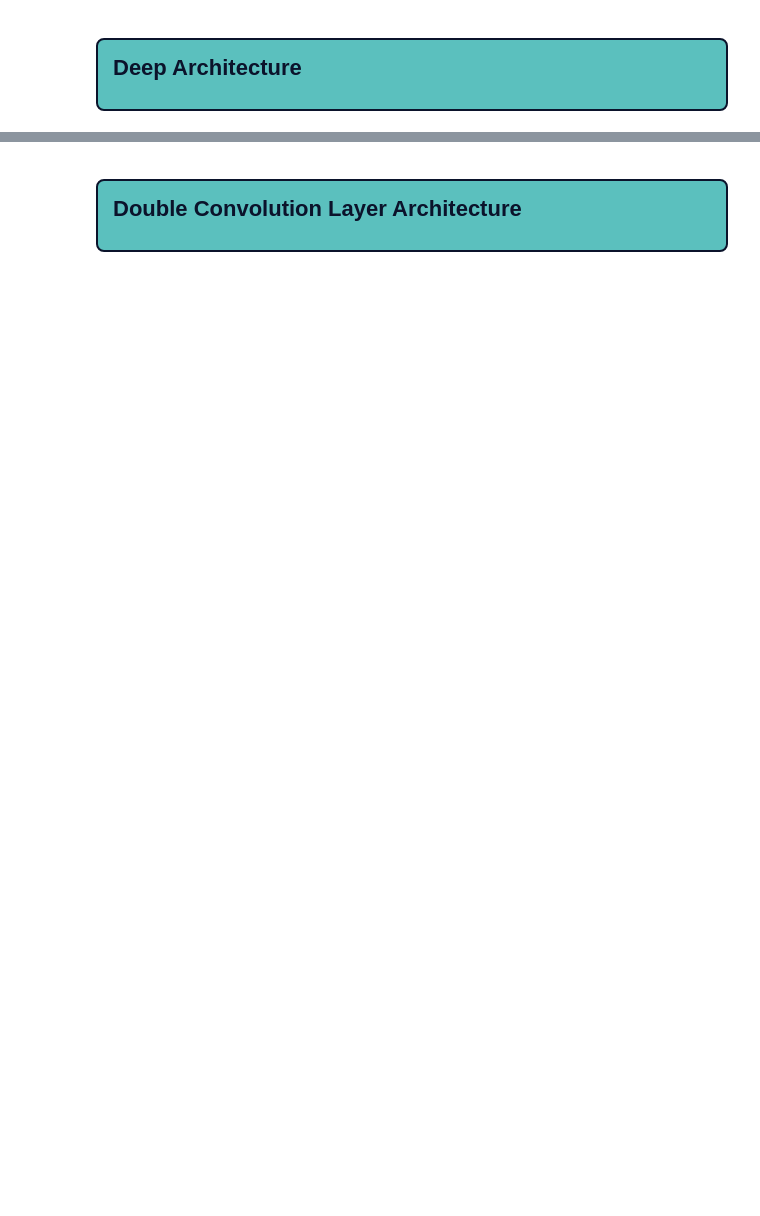
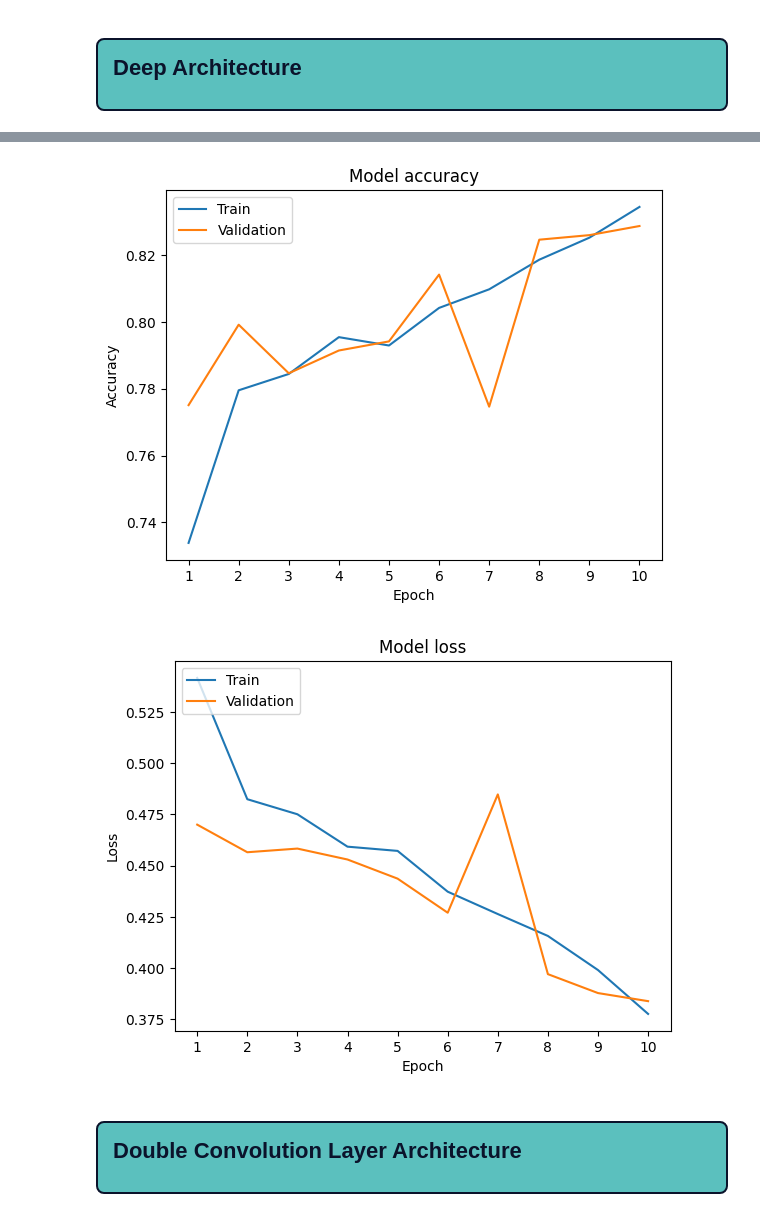
Before and after one commit to enraarne/CUBoulder-CNN-Cancer-Detection-Kaggle-Mini-Project, a Jupyter notebook: CNN_Cancer_Detection.ipynb, the cells around one changed output, grey strips where cells are left out. Saved outputs shown, nothing was run; the diff lists cells and outputs as text; code cells hidden in the pictures; blank space fills up the shorter version.

```diff
--- a/CNN_Cancer_Detection.ipynb
+++ b/CNN_Cancer_Detection.ipynb
@@ -441,0 +389,35 @@ plt.show()
+# %%
+# Create training and validation data
+df_train, df_val = generate_data(df, frac=0.05, test_size=0.2)
+
+# Create train and validation generator
+train_generator  = create_train_generator(df_train)
+val_generator    = create_val_generator(df_val)
+
+# early_stopper
+early_stopper    = create_early_stopper(monitor='val_accuracy', patience=5)
+
+# CNN Model Structure with Input layer and additional Conv and MaxPooling layers
+model_deep = Sequential([
+    Input(shape=(96, 96, 3)),
+    Conv2D(32, (3, 3), activation='relu'),
+    MaxPooling2D(2, 2),
+    Conv2D(64, (3, 3), activation='relu'),
+    MaxPooling2D(2, 2),
+    Conv2D(128, (3, 3), activation='relu'),  # Additional Conv layer
+    MaxPooling2D(2, 2),                      # Additional MaxPooling layer
+    Flatten(),
+    Dense(128, activation='relu'),  # Increased neurons in the Dense layer
+    Dropout(0.5),
+    Dense(1, activation='sigmoid')
+])
+
+model_deep.compile(optimizer='adam', loss='binary_crossentropy', metrics=['accuracy'])
+
+# Train the model
+history_deep = model_deep.fit(
+    train_generator,
+    epochs=10,
+    validation_data=val_generator,
+    callbacks=[early_stopper]
+)
@@ -442,3 +442,8 @@ plt.show()
+# %%
+plot_training_history(history_deep)
+# %% [output]
+[figure, added]
+[figure, added]
 # %% [markdown]
 <div style="background-color:#5BC0BE; padding: 15px; border-radius: 8px; border: 2px solid #0B132B; margin-top: 20px;">
     <h3 style="color: #0B132B; text-align: left; font-size: 22px; margin-top: 0;">Double Convolution Layer Architecture</h3>
```
Also changed, not shown: parts of 40 cells of this notebook.
